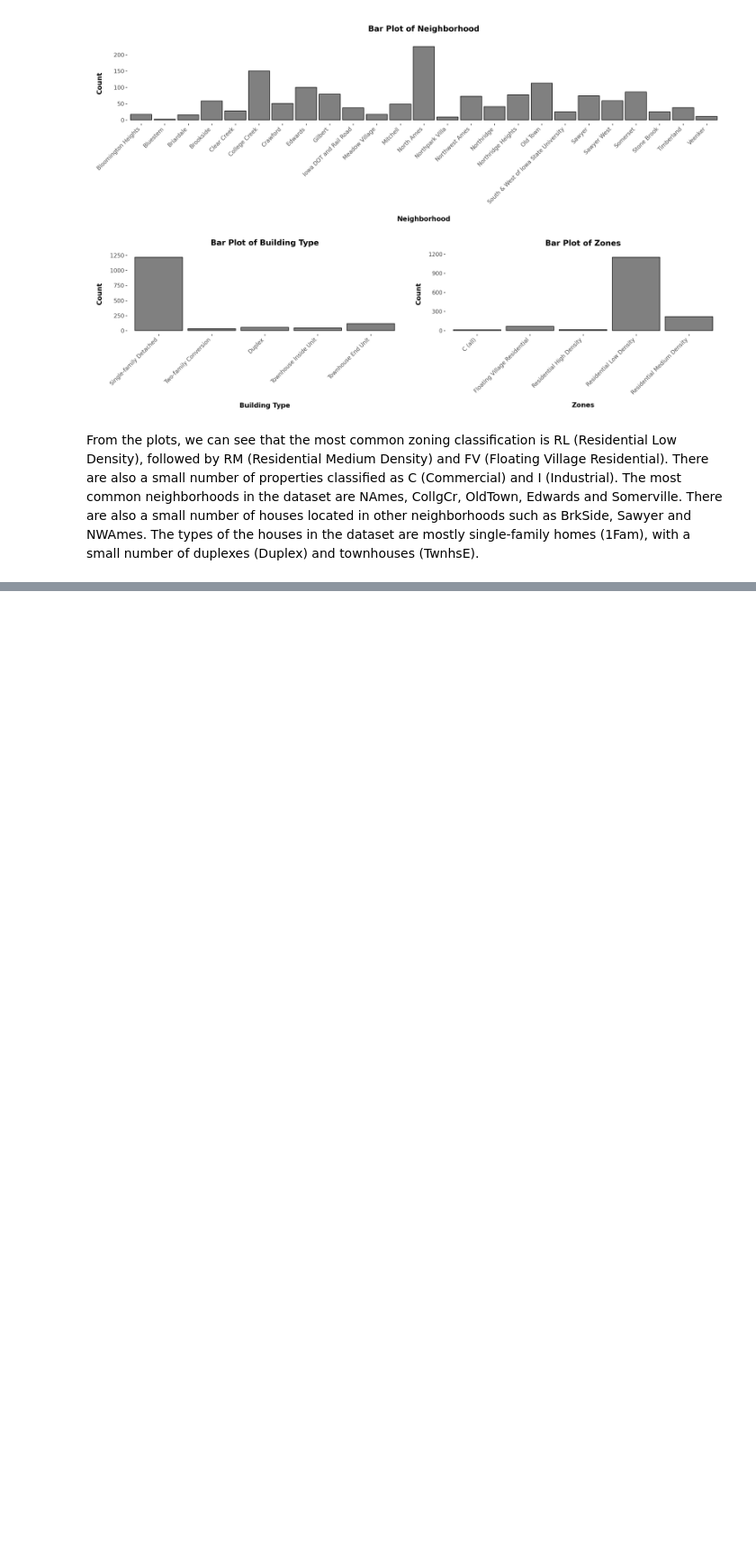
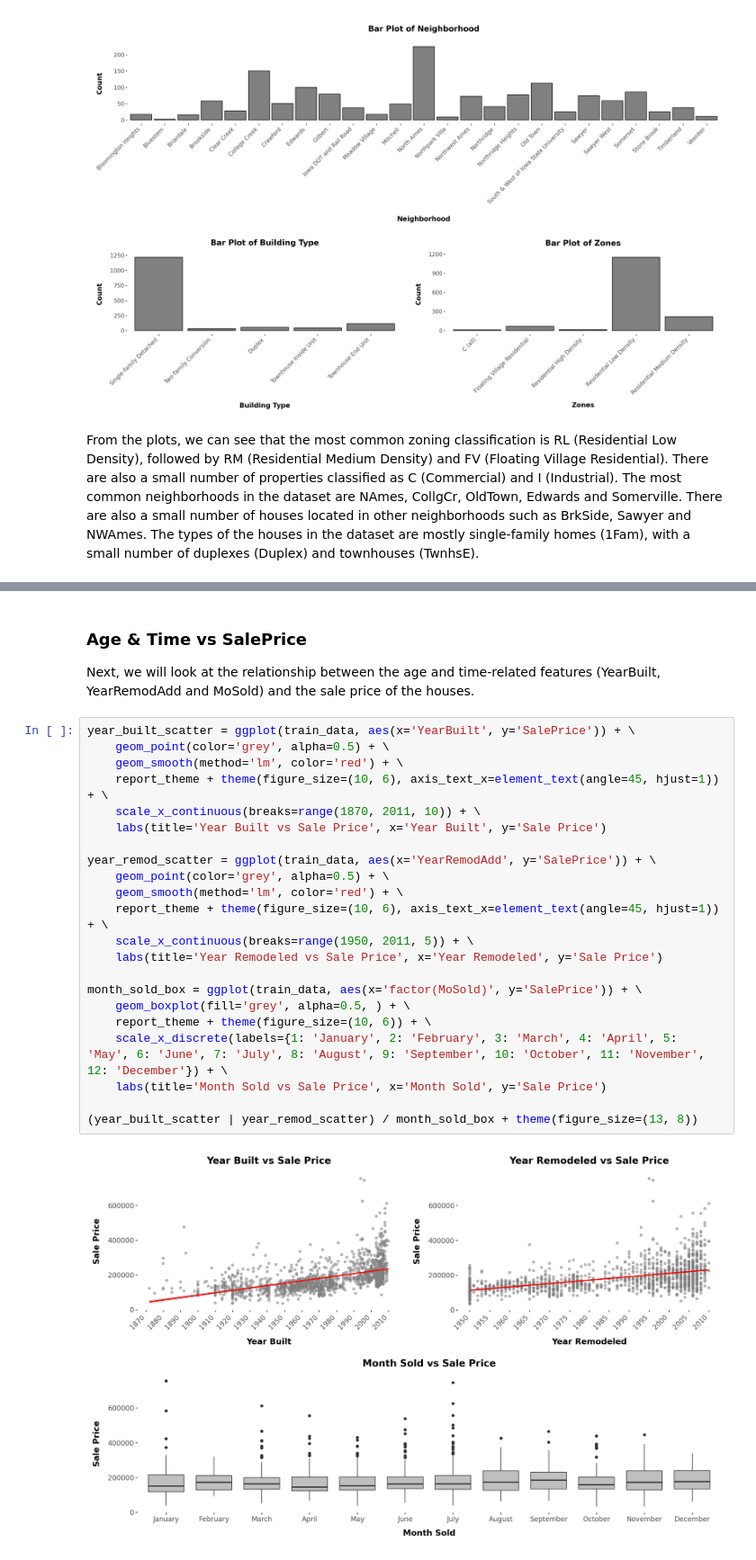
Before and after one commit to tasosrigos-bit/house-prices-advanced-regression-techniques, a Jupyter notebook: explanatory_data_analysis.ipynb, the cells around one changed output, grey strips where cells are left out. Shown at 90% size. Drawn from its saved outputs; the diff is of its cells as text; blank space fills up the shorter version.

```diff
--- a/explanatory_data_analysis.ipynb
+++ b/explanatory_data_analysis.ipynb
@@ -313,0 +406,28 @@ From the plots, we can see that the most common zoning classification is RL (Res
+# %% [markdown]
+### Age & Time vs SalePrice
+
+Next, we will look at the relationship between the age and time-related features (YearBuilt, YearRemodAdd and MoSold) and the sale price of the houses.
+# %%
+year_built_scatter = ggplot(train_data, aes(x='YearBuilt', y='SalePrice')) + \
+    geom_point(color='grey', alpha=0.5) + \
+    geom_smooth(method='lm', color='red') + \
+    report_theme + theme(figure_size=(10, 6), axis_text_x=element_text(angle=45, hjust=1)) + \
+    scale_x_continuous(breaks=range(1870, 2011, 10)) + \
+    labs(title='Year Built vs Sale Price', x='Year Built', y='Sale Price')
+
+year_remod_scatter = ggplot(train_data, aes(x='YearRemodAdd', y='SalePrice')) + \
+    geom_point(color='grey', alpha=0.5) + \
+    geom_smooth(method='lm', color='red') + \
+    report_theme + theme(figure_size=(10, 6), axis_text_x=element_text(angle=45, hjust=1)) + \
+    scale_x_continuous(breaks=range(1950, 2011, 5)) + \
+    labs(title='Year Remodeled vs Sale Price', x='Year Remodeled', y='Sale Price')
+
+month_sold_box = ggplot(train_data, aes(x='factor(MoSold)', y='SalePrice')) + \
+    geom_boxplot(fill='grey', alpha=0.5, ) + \
+    report_theme + theme(figure_size=(10, 6)) + \
+    scale_x_discrete(labels={1: 'January', 2: 'February', 3: 'March', 4: 'April', 5: 'May', 6: 'June', 7: 'July', 8: 'August', 9: 'September', 10: 'October', 11: 'November', 12: 'December'}) + \
+    labs(title='Month Sold vs Sale Price', x='Month Sold', y='Sale Price')
+
+(year_built_scatter | year_remod_scatter) / month_sold_box + theme(figure_size=(13, 8))
+# %% [output]
+[figure, added]
```
Also changed, not shown: parts of 14 cells of this notebook, 2 other files.
